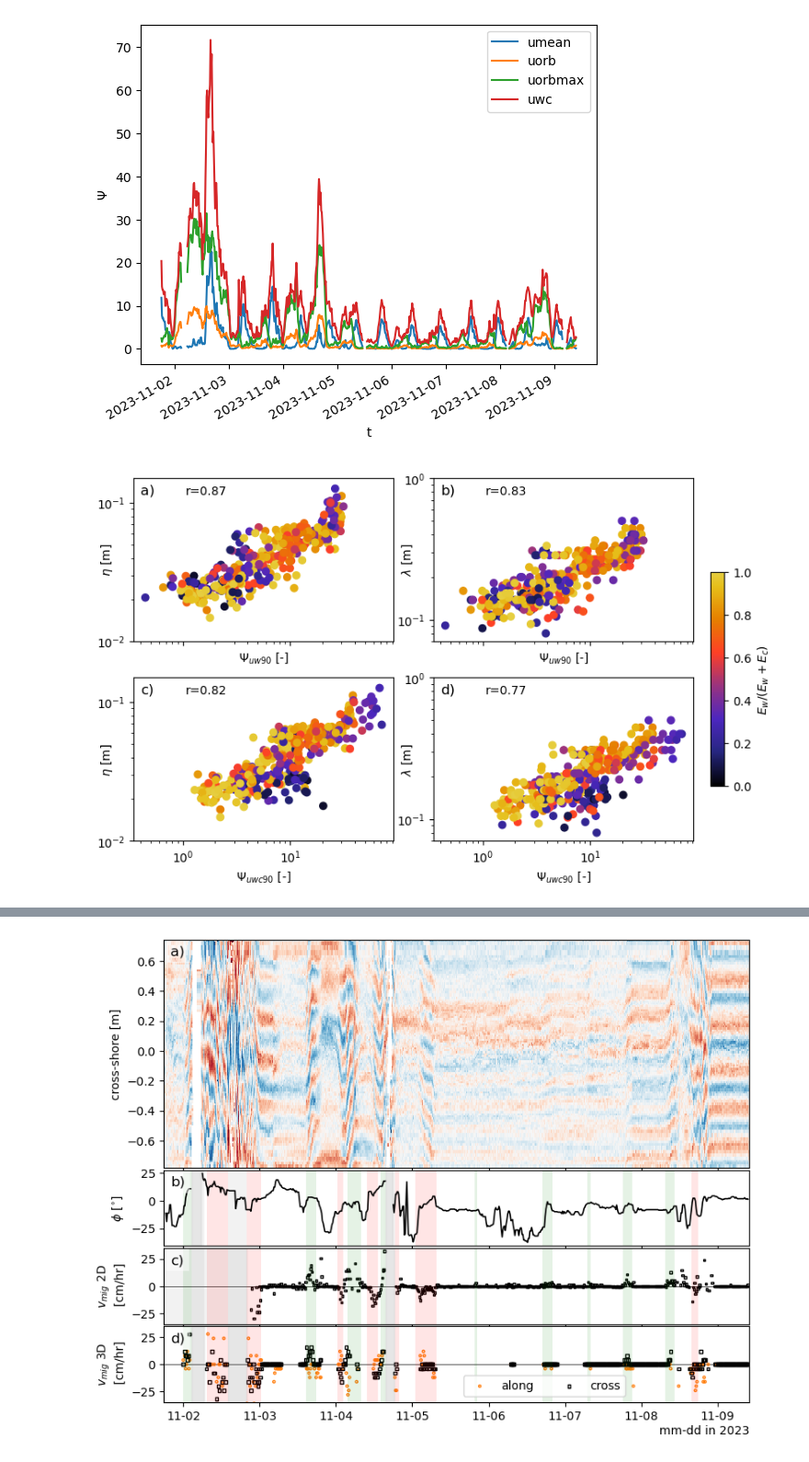
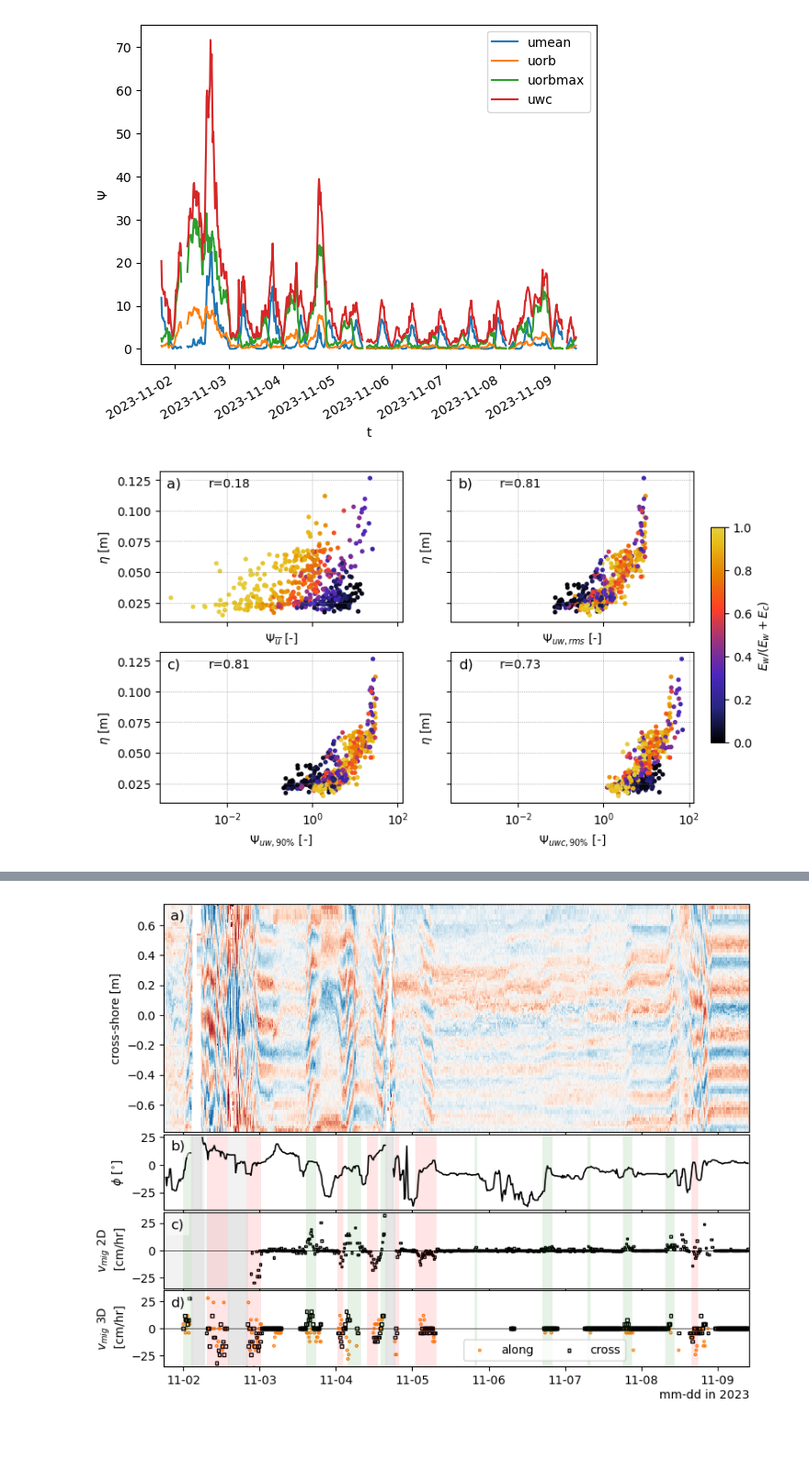
Before and after one commit to MarliesA/EURECCA, a Jupyter notebook: SEDRIB/analysis/analyse.ipynb, the cells around one changed output, grey strips where cells are left out. Shown at 92% size. Cells and saved outputs as stored; diff of their text form; code cells hidden in the pictures; blank space fills up the shorter version.

```diff
--- a/SEDRIB/analysis/analyse.ipynb
+++ b/SEDRIB/analysis/analyse.ipynb
@@ -119,7 +109,7 @@ plt.savefig(os.path.join(plotFilePath, 'velocity_moments_decomposition2_vspan.pn
 [figure]
 # %%
 # 1D ripple geometry and migration
-rib1d = xr.open_dataset(r'\\tudelft.net\staff-umbrella\EURECCA\Floris\vanMarlies\reconstruct\processed\movmean_footprint2_stats1D_jawindow0_lf4_excludesmallk_ls5.nc')
+rib1d = xr.open_dataset(os.path.join(fold, 'SRPS', 'tailored', 'geometrystats1D.nc'))
 
 # add min and max angles of minimum labda
 rib1d = rib1d.rename({'thetmin':'phi'})
@@ -134,7 +124,7 @@ ripple_dir = (rib1d.phi).rolling(time=8, min_periods=6, center=True).median()
 ripple_dir_offshore = xr.where(ripple_dir<0, ripple_dir+180, ripple_dir-180)
 
 # 1D Migration rates estimate
-mig1d = xr.open_dataset(r'\\tudelft.net\staff-umbrella\EURECCA\Floris\vanMarlies\reconstruct\processed\stats1D_migrationrates_250114_refined5_avdir.nc')
+mig1d = xr.open_dataset(os.path.join(fold, 'SRPS', 'tailored', 'migrationrates1D.nc'))
 mig1d = mig1d.resample(time='15T').nearest(tolerance='10T')
 
 # add direction to migration in 1d
@@ -146,10 +136,10 @@ mig1d['vmig_cross'] = mig1d.dmig_cross*3600/(mig1d.deltat)
 # %%
 # 2D ripple geometry and migration
 
-rib2d = xr.open_dataset(r'\\tudelft.net\staff-umbrella\EURECCA\Floris\vanMarlies\reconstruct\processed\movmean_footprint2_stats2D_jawindow0_lf1_excludesmallk_width.nc')
-spread = xr.open_dataarray(r'\\tudelft.net\staff-umbrella\EURECCA\Floris\vanMarlies\reconstruct\processed\directional_spreading.nc')
+rib2d = xr.open_dataset(os.path.join(fold, 'SRPS', 'tailored', 'geometrystats2D.nc'))
+spread = xr.open_dataarray(os.path.join(fold, 'SRPS', 'tailored', 'directional_spreading.nc'))
 
-mig = xr.open_dataset(r'\\tudelft.net\staff-umbrella\EURECCA\Floris\vanMarlies\reconstruct\processed\movmean_footprint2_stats2D_jawindow1_migrationrates.nc')
+mig = xr.open_dataset(os.path.join(fold, 'SRPS', 'tailored', 'migrationrates2D.nc'))
 
 #make sure that we only include positive time increments
 mig['deltat'] = ((mig.time-mig.tprev)/np.timedelta64(1, 's'))
@@ -370,7 +362,9 @@ plt.title('')
 Text(0.5, 1.0, '')
 [figure]
 # %%
-# plot both ripple height and length as function of mobility number
+# FIGURE 9
+# focus on the ripple height as function of mobility number only
+from scipy import stats
 
 def truncate_colormap(cmap, minval=0.0, maxval=1.0, n=100):
     new_cmap = colors.LinearSegmentedColormap.from_list(
@@ -388,76 +382,76 @@ bb=1.2
 # bb=1.5
 # aa=1.8e-2
 # bb=1.8
-dsi = ds[['uorb','umean', 'psi_uwc',  'psi_uorbmax', 'labda','eta']].where(ds.labda<=(aa+bb*d0))
-# dsi = ds.sel(t=np.setdiff1d(ds.t.values, relict_times))
+# dsi = ds[['uorb','umean', 'psi_umean', 'psi_uorb', 'psi_uwc',  'psi_uorbmax', 'labda','eta']].where(ds.labda<=(aa+bb*d0))
+dsi = ds.sel(t=np.setdiff1d(ds.t.values, relict_times))
+# dsi = ds.sel(t=relict_times)
 # dsi = ds
 
-fig, ax = plt.subplots(2, 2, figsize=[8, 5], sharex=True)
+fig, ax = plt.subplots(2, 2, figsize=[8, 5], sharex=True, sharey=True)
+kwargs = {'vmin':0, 'vmax':1, 'cmap':new_cmap,'s':8}
+a = dsi.psi_umean.values
+b = dsi.eta.values
+dat = np.vstack([a,b]).T
+dat = dat[~np.isnan(dat).any(axis=-1)]
+r = stats.spearmanr(dat[:, 0], dat[:, 1])
+ax[0, 0].scatter(a, b, c=dsi.uorb**2/(dsi.umean**2+dsi.uorb**2), **kwargs)
+ax[0, 0].set_xlabel(r'$\Psi_{\overline{u}}$ [-]')
+ax[0, 0].text(0.2, 0.9, 'r={:.2f}'.format(r.correlation), transform = ax[0, 0].transAxes)
+# ax[0, 0].text(-0.1, 0.5, '$\eta$ [m]', transform = ax[0, 0].transAxes, rotation=90, ha='center', va='center')
+ax[0, 0].set_ylabel('$\eta$ [m]')
+
+a = dsi.psi_uorb.values
+b = dsi.eta.values
+dat = np.vstack([a,b]).T
+dat = dat[~np.isnan(dat).any(axis=-1)]
+r = stats.spearmanr(dat[:, 0], dat[:, 1])
+ax[0, 1].scatter(a, b, c=dsi.uorb**2/(dsi.umean**2+dsi.uorb**2), **kwargs)
+ax[0, 1].set_xlabel(r'$\Psi_{uw,rms}$ [-]')
+ax[0, 1].text(0.2, 0.9, 'r={:.2f}'.format(r.correlation), transform = ax[0, 1].transAxes)
+ax[0, 1].text(-0.1, 0.5, '$\eta$ [m]', transform = ax[0, 1].transAxes, rotation=90, ha='center', va='center')
+
 a = dsi.psi_uorbmax.values
 b = dsi.eta.values
 dat = np.vstack([a,b]).T
 dat = dat[~np.isnan(dat).any(axis=-1)]
 r = stats.spearmanr(dat[:, 0], dat[:, 1])
-ax[0, 0].scatter(a, b, c=dsi.uorb**2/(dsi.umean**2+dsi.uorb**2), **{'vmin':0, 'vmax':1, 'cmap':new_cmap})
-ax[0, 0].set_xlabel(r'$\Psi_{uw90}$ [-]')
-ax[0, 0].text(0.2, 0.9, 'r={:.2f}'.format(r.correlation), transform = ax[0, 0].transAxes)
-ax[0, 0].text(-0.1, 0.5, '$\eta$ [m]', transform = ax[0, 0].transAxes, rotation=90, ha='center', va='center')
-
+ax[1, 0].scatter(a, b, c=dsi.uorb**2/(dsi.umean**2+dsi.uorb**2), **kwargs)
+ax[1, 0].set_xlabel(r'$\Psi_{uw,90\%}$ [-]')
+ax[1, 0].text(0.2, 0.9, 'r={:.2f}'.format(r.correlation), transform = ax[1, 0].transAxes)
+# ax[1, 0].text(-0.1, 0.5, '$\eta$ [m]', transform = ax[1, 0].transAxes, rotation=90, ha='center', va='center')
+ax[1, 0].set_ylabel('$\eta$ [m]')
 
 a = dsi.psi_uwc.values
 b = dsi.eta.values
 dat = np.vstack([a,b]).T
 dat = dat[~np.isnan(dat).any(axis=-1)]
 r = stats.spearmanr(dat[:, 0], dat[:, 1])
-ax[1, 0].scatter(a, b, c=dsi.uorb**2/(dsi.umean**2+dsi.uorb**2), **{'vmin':0, 'vmax':1, 'cmap':new_cmap})
-ax[1, 0].set_xlabel(r'$\Psi_{uwc90}$ [-]')
-ax[1, 0].text(0.2, 0.9, 'r={:.2f}'.format(r.correlation), transform = ax[1, 0].transAxes)
-ax[1, 0].text(-0.1, 0.5, '$\eta$ [m]', transform = ax[1, 0].transAxes, rotation=90, ha='center', va='center')
+im=ax[1, 1].scatter(a, b, c=dsi.uorb**2/(dsi.umean**2+dsi.uorb**2), **kwargs)
+ax[1, 1].set_xlabel(r'$\Psi_{uwc,90\%}$ [-]')
+ax[1, 1].text(0.2, 0.9, 'r={:.2f}'.format(r.correlation), transform = ax[1, 1].transAxes)
+ax[1, 1].text(-0.1, 0.5, '$\eta$ [m]', transform = ax[1, 1].transAxes, rotation=90, ha='center', va='center')
 
 
-a = dsi.psi_uorbmax.values
-b = dsi.labda.values
-dat = np.vstack([a,b]).T
-dat = dat[~np.isnan(dat).any(axis=-1)]
-r = stats.spearmanr(dat[:, 0], dat[:, 1])
-ax[0, 1].scatter(a, b, c=dsi.uorb**2/(dsi.umean**2+dsi.uorb**2), **{'vmin':0, 'vmax':1, 'cmap':new_cmap})
-ax[0, 1].set_xlabel(r'$\Psi_{uw90}$ [-]')
-ax[0, 1].text(0.2, 0.9, 'r={:.2f}'.format(r.correlation), transform = ax[0, 1].transAxes)
-ax[0, 1].text(-0.1, 0.5, '$\lambda$ [m]', transform = ax[0, 1].transAxes, rotation=90, ha='center', va='center')
-
-a = dsi.psi_uwc.values
-b = dsi.labda.values
-dat = np.vstack([a,b]).T
-dat = dat[~np.isnan(dat).any(axis=-1)]
-r = stats.spearmanr(dat[:, 0], dat[:, 1])
-im = ax[1, 1].scatter(a, b, c=dsi.uorb**2/(dsi.umean**2+dsi.uorb**2), **{'vmin':0, 'vmax':1, 'cmap':new_cmap})
-ax[1, 1].set_xlabel(r'$\Psi_{uwc90}$ [-]')
-ax[1, 1].text(0.2, 0.9, 'r={:.2f}'.format(r.correlation), transform = ax[1, 1].transAxes)
-ax[1, 1].text(-0.1, 0.5, '$\lambda$ [m]', transform = ax[1, 1].transAxes, rotation=90, ha='center', va='center')
-
-fig.tight_layout()
+# fig.tight_layout()
 
 fig.subplots_adjust(right=0.9)
 cbar_ax = fig.add_axes([0.925, 0.25, 0.02, 0.5])
 plt.colorbar(im, label='$E_w$/($E_w+E_c$)', cax=cbar_ax)
 
 for axi in ax.reshape(-1):
     axi.set_xscale('log')
-    axi.set_yscale('log')
-
-ax[0, 0].set_ylim([1e-2, 1.5e-1])
-ax[1, 0].set_ylim([1e-2, 1.5e-1])
-ax[0, 1].set_ylim([7e-2, 1.e0])
-ax[1, 1].set_ylim([7e-2, 1.e0])
+    # axi.set_yscale('log')
+    # axi.set_ylim([1e-2, 1.5e-1])
+    axi.grid(linestyle=':', linewidth=0.5, color='grey')
 
 # fig.tight_layout()
 import matplotlib.transforms as mtransforms
 trans = mtransforms.ScaledTranslation(6 / 72, -5 / 72, fig.dpi_scale_trans)
 for label, axi in zip(['a)', 'b)', 'c)', 'd)'], ax.reshape(-1)):
     t = axi.text(0.0, 1.0, label, transform=axi.transAxes + trans,
             fontsize='large', verticalalignment='top')
     t.set_bbox(dict(facecolor='white', alpha=0.5, edgecolor='None'))
 
-# plt.savefig(os.path.join(r'\\tudelft.net\staff-umbrella\EURECCA\Floris\vanMarlies\reconstruct\fig', 'mobilitynumber_skill_orbital.png'), dpi=200, bbox_inches='tight')
+plt.savefig(os.path.join(plotFilePath, 'mobilitynumber_skill_orbital.png'), dpi=200, bbox_inches='tight')
 # %% [output]
-[figure, old version]
+[figure, new version]
```
Also changed, not shown: parts of 13 cells of this notebook, 16 other files.
